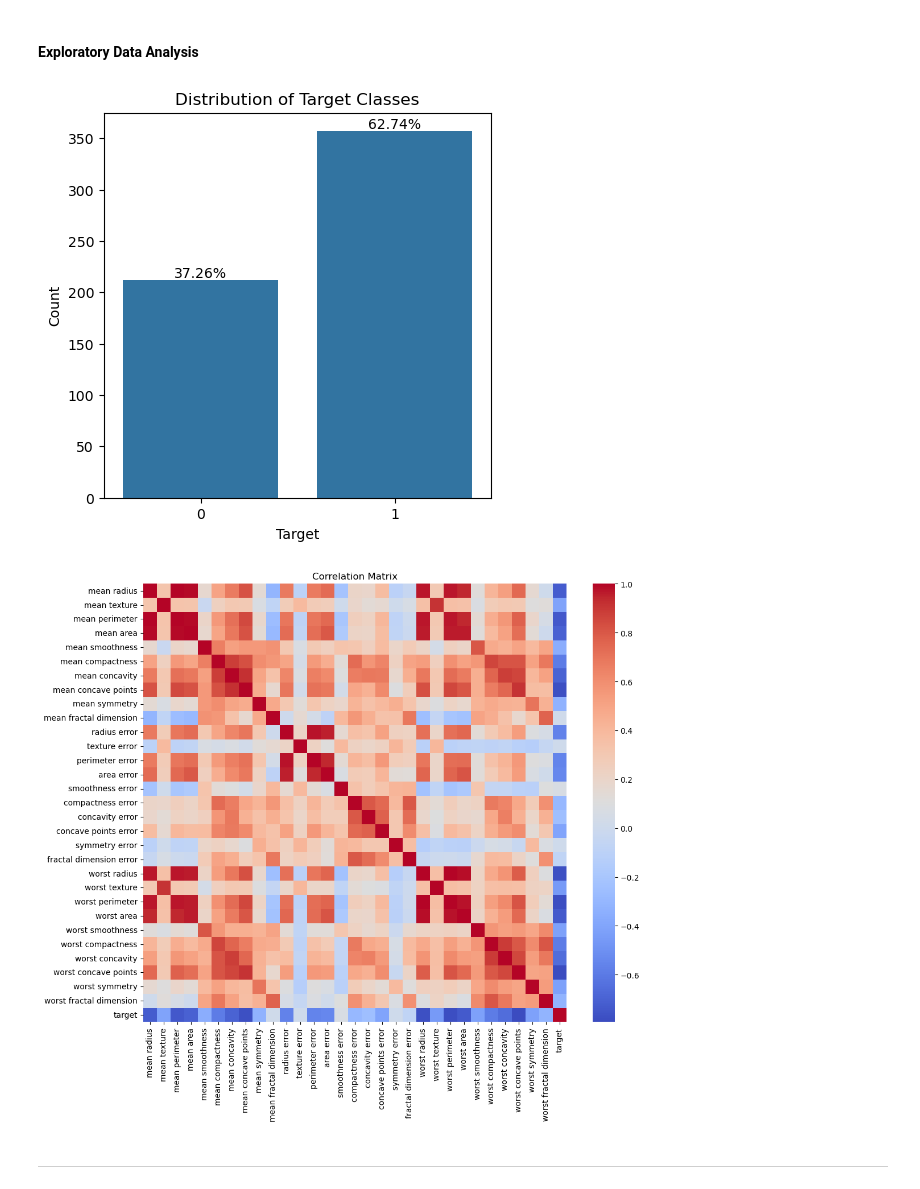
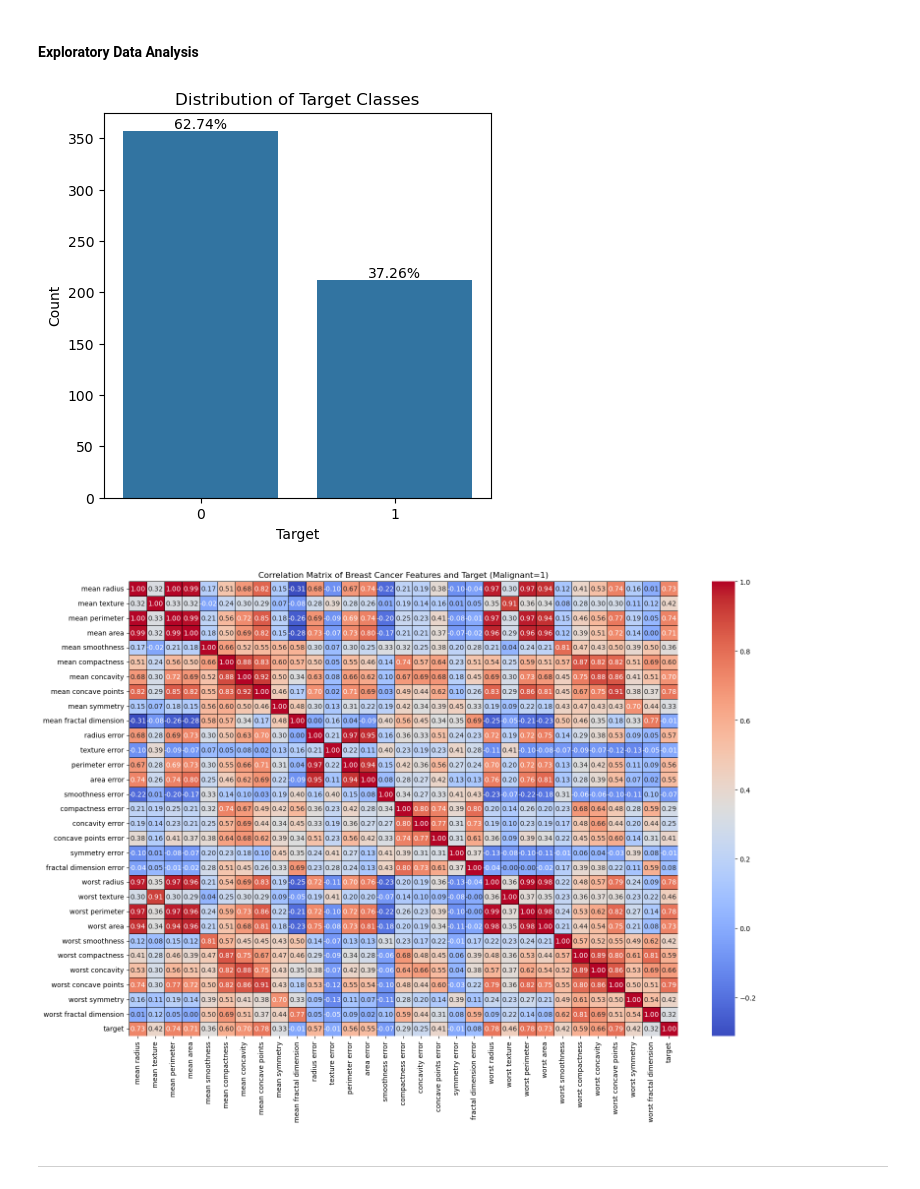
Before and after one commit to rickkli/STT810_Project, a Jupyter notebook: cancer_detection.ipynb, the cells around one changed output. Drawn from its saved outputs; the diff is of its cells as text; code cells hidden in the pictures.

Commit message:
fix target class labels

```diff
--- a/cancer_detection.ipynb
+++ b/cancer_detection.ipynb
@@ -39,6 +39,9 @@ y = pd.DataFrame(cancer_data.target, columns=['target'])
 
 # Combine features and target into dataframe
 cancer_data_df = pd.concat([X, y], axis=1)
+
+# change target mapping {0: benign, 1: malignant}
+cancer_data_df['target'] = cancer_data_df['target'].map({0: 1, 1: 0})
 # %% [markdown]
 ---
 # %% [markdown]
@@ -68,15 +71,15 @@ plt.xlabel("Target")
 plt.ylabel("Count")
 plt.show()
 # %% [output]
-[figure, old version]
+[figure, new version]
 # %%
 # Correlation matrix
-plt.figure(figsize=(12,10))
-sns.heatmap(cancer_data_df.corr(), cmap="coolwarm")
-plt.title("Correlation Matrix")
+plt.figure(figsize=(18, 12))
+sns.heatmap(cancer_data_df.corr(), cmap="coolwarm", annot=True, fmt='.2f', linewidths=0.5, linecolor='black')
+plt.title("Correlation Matrix of Breast Cancer Features and Target (Malignant=1)")
 plt.show()
 # %% [output]
-[figure, old version]
+[figure, new version]
 # %% [markdown]
 ---
 # %% [markdown]
```
Also changed, not shown: parts of 4 cells of this notebook.
